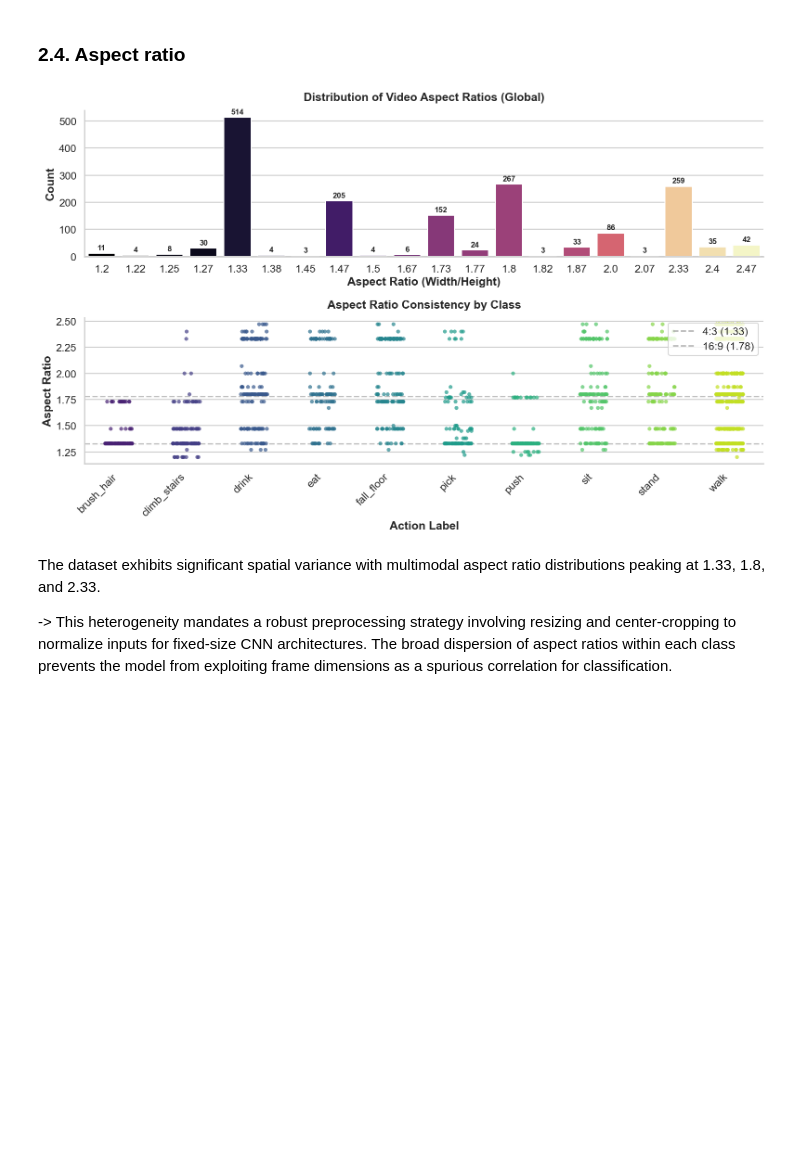
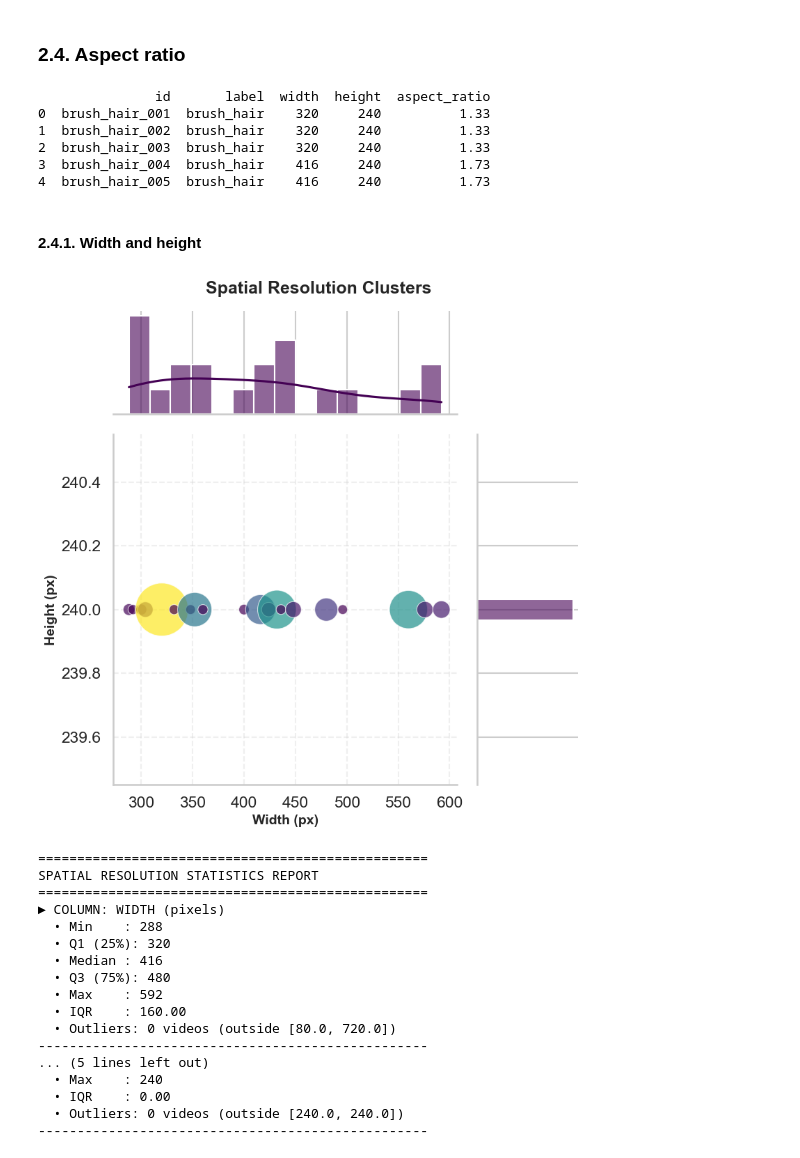
Before and after one commit to nguyenlog205/deep-learning-classification, a Jupyter notebook: notebook/eda.ipynb, the cells around one changed output. Saved outputs shown, nothing was run; the diff lists cells and outputs as text; code cells hidden in the pictures; blank space fills up the shorter version.

Commit message:
feat: normalizer

```diff
--- a/notebook/eda.ipynb
+++ b/notebook/eda.ipynb
@@ -331,11 +331,14 @@ def calculate_aspect_ratio(dataframe: pd.DataFrame) -> pd.DataFrame:
     return pd.DataFrame(stats)
 # %%
 resolution_df = calculate_aspect_ratio(df)
-# %%
-visualize_aspect_ratio(resolution_df)
-# %% [output]
-[figure, removed]
-# %% [markdown]
-The dataset exhibits significant spatial variance with multimodal aspect ratio distributions peaking at 1.33, 1.8, and 2.33.
-
--> This heterogeneity mandates a robust preprocessing strategy involving resizing and center-cropping to normalize inputs for fixed-size CNN architectures. The broad dispersion of aspect ratios within each class prevents the model from exploiting frame dimensions as a spurious correlation for classification.
+# %%
+print(resolution_df.head())
+# %% [output]
+               id       label  width  height  aspect_ratio
+0  brush_hair_001  brush_hair    320     240          1.33
+1  brush_hair_002  brush_hair    320     240          1.33
+2  brush_hair_003  brush_hair    320     240          1.33
+3  brush_hair_004  brush_hair    416     240          1.73
+4  brush_hair_005  brush_hair    416     240          1.73
+# %% [markdown]
+#### 2.4.1. Width and height
@@ -341,0 +375,43 @@ The dataset exhibits significant spatial variance with multimodal aspect ratio d
+# %%
+plot_data = resolution_df.groupby(['width', 'height']).size().reset_index(name='count')
+
+g = sns.JointGrid(data=plot_data, x="width", y="height", height=8, ratio=3)
+
+sns.scatterplot(
+    data=plot_data,
+    x="width", y="height",
+    size="count",
+    hue="count",
+    sizes=(100, 3000),
+    palette="viridis",
+    legend=False,
+    alpha=0.7,
+    ax=g.ax_joint
+)
+g.plot_marginals(sns.histplot, bins=15, color="#440154", alpha=0.6, kde=True)
+
+g.set_axis_labels("Width (px)", "Height (px)", fontsize=14, fontweight='bold')
+g.fig.suptitle("Spatial Resolution Clusters", y=1.02, fontsize=18, fontweight='bold')
+g.ax_joint.grid(True, linestyle='--', alpha=0.3)
+
+plt.show()
+print_spatial_statistics(resolution_df)
+# %% [output]
+[figure, added]
+==================================================
+SPATIAL RESOLUTION STATISTICS REPORT
+==================================================
+► COLUMN: WIDTH (pixels)
+  • Min    : 288
+  • Q1 (25%): 320
+  • Median : 416
+  • Q3 (75%): 480
+  • Max    : 592
+  • IQR    : 160.00
+  • Outliers: 0 videos (outside [80.0, 720.0])
+--------------------------------------------------
+... (5 lines left out)
+  • Max    : 240
+  • IQR    : 0.00
+  • Outliers: 0 videos (outside [240.0, 240.0])
+--------------------------------------------------
```
Also changed, not shown: parts of 2 cells of this notebook, 3 other files.
